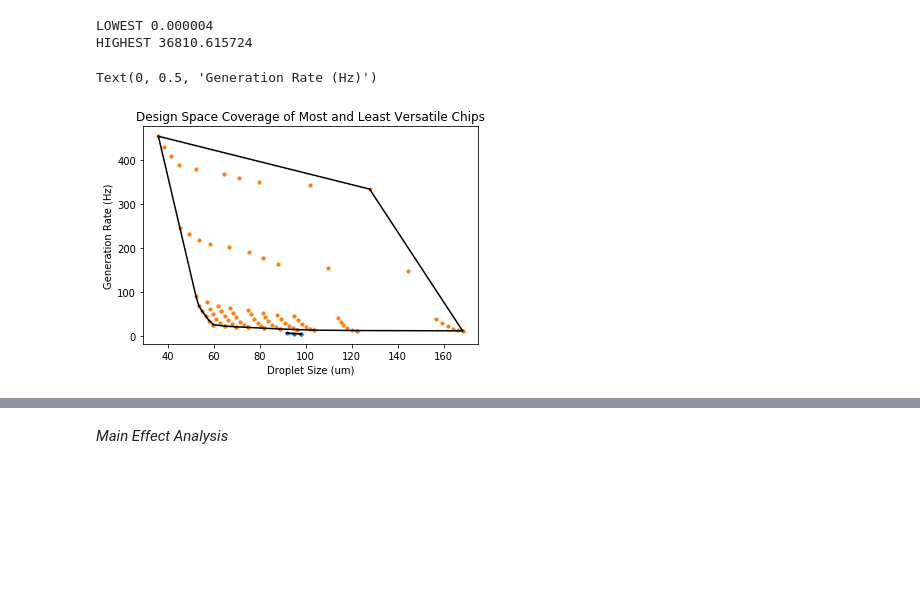
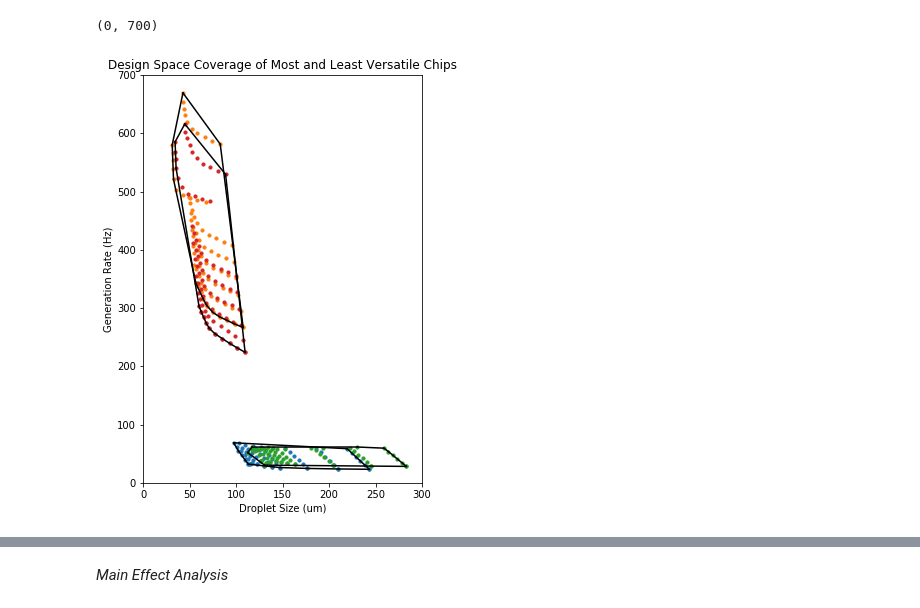
Before and after one commit to CIDARLAB/DAFD, a Jupyter notebook: versatility_analysis.ipynb, the cells around one changed output, grey strips where cells are left out. Cells and saved outputs as stored; diff of their text form; code cells hidden in the pictures; blank space fills up the shorter version.

```diff
--- a/versatility_analysis.ipynb
+++ b/versatility_analysis.ipynb
@@ -39 +18,3 @@ chips = chips.loc[chips["score"] != -1,:]
 chips = chips.sort_values("score")
+# %%
+all_results.rename(columns={"chip_number":"chip_num"}, inplace=True)
@@ -39,0 +103,8 @@ chips = chips.sort_values("score")
+# %%
+nos = in_range.chip_num
+dripping = all_results.loc[all_results.regime == 1, :]
+
+# #restus = all_results.loc[all_results.chip_num == 13743, :]
+# results = test.loc[test.regime == 1, :]
+
+results = [all_results.loc[all_results["chip_num"]==x].loc[all_results.regime==1] for x in nos]
@@ -39,0 +114,13 @@ chips = chips.sort_values("score")
+# %%
+for i, x in enumerate(results):
+    sizes = x["droplet_size"].tolist()
+    rates = x["generation_rate"].tolist()
+    chnum = x.chip_num.unique()[0]
+    score = -1
+    #np.array(nos)[0]
+    #
+    print(f"No:{chnum}, score: {score}")
+    print(f"Size Range: {max(sizes) - min(sizes)}, Rate Range: {max(rates) - min(rates)}")
+    print(f"Mean Size: {np.mean(sizes)} Mean Rate: {np.mean(rates)}")
+    print(f"pct size change: {(max(sizes)/min(sizes))}, pct rate change: {(max(rates)/min(rates))}")
+    print("\n")
@@ -40,27 +145,33 @@ chips = chips.sort_values("score")
 # %%
 # Get Most and Least versatile devices and compare plots
-highest_results = all_results.loc[all_results["chip_num"]==chips.iloc[-1, 0], :]
-lowest_results = all_results.loc[all_results["chip_num"]==chips.iloc[0, 0], :]
+diff= 25
+highest_results = all_results.loc[all_results["chip_num"]==754, :]#.loc[all_results["diff"]<diff,:]
+lowest_results = all_results.loc[all_results["chip_num"]==15870, :]#.loc[all_results["diff"]<diff,:]
 
-print("LOWEST %f" % chips.head(1)["score"])
-print("HIGHEST %f" % chips.tail(1)["score"])
+highest_used = all_results.loc[all_results["chip_num"]==629, :]#.loc[all_results["diff"]<diff,:]
+low_used = all_results.loc[all_results["chip_num"]==21495, :]#.loc[all_results["diff"]<diff,:]
 
+plt.figure(figsize=(5,7.5))
 
-for x in [lowest_results, highest_results]:
+#res_2 = results[3:]
+
+for x in [lowest_results, highest_results, low_used, highest_used]:
     sizes = x["droplet_size"].tolist()
     rates = x["generation_rate"].tolist()
     points = np.array([[sizes[i], rates[i]] for i in range(len(sizes))])
     hull = ConvexHull(points)
     plt.scatter(points[:,0], points[:,1], s=10)
     for simplex in hull.simplices:
         plt.plot(points[simplex, 0], points[simplex, 1], 'k-')
 
 plt.title("Design Space Coverage of Most and Least Versatile Chips")
 plt.xlabel("Droplet Size (um)")
 plt.ylabel("Generation Rate (Hz)")
-#plt.savefig("VersatilityExtremes_Compare.png")
+#plt.legend(["not versatile", "versatile"])
+plt.xlim([0,300])
+plt.ylim([0,700])
+#plt.savefig("VersatilityExtremes_Compare.pdf")
+# ch_in_range.to_csv("99_101_versatility_overlaps.csv")
 # %% [output]
-LOWEST 0.000004
-HIGHEST 36810.615724
+(0, 700)
-Text(0, 0.5, 'Generation Rate (Hz)')
-[figure, old version]
+[figure, new version]
```
Also changed, not shown: parts of 26 cells of this notebook, 11 other files.
